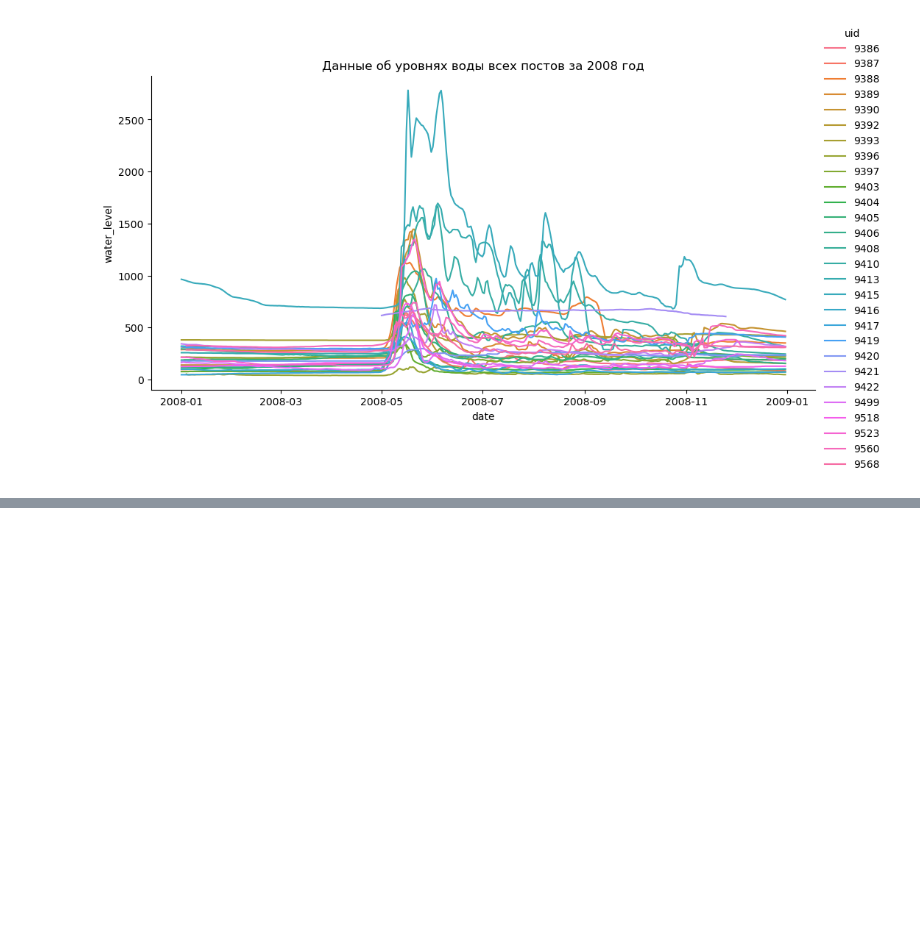
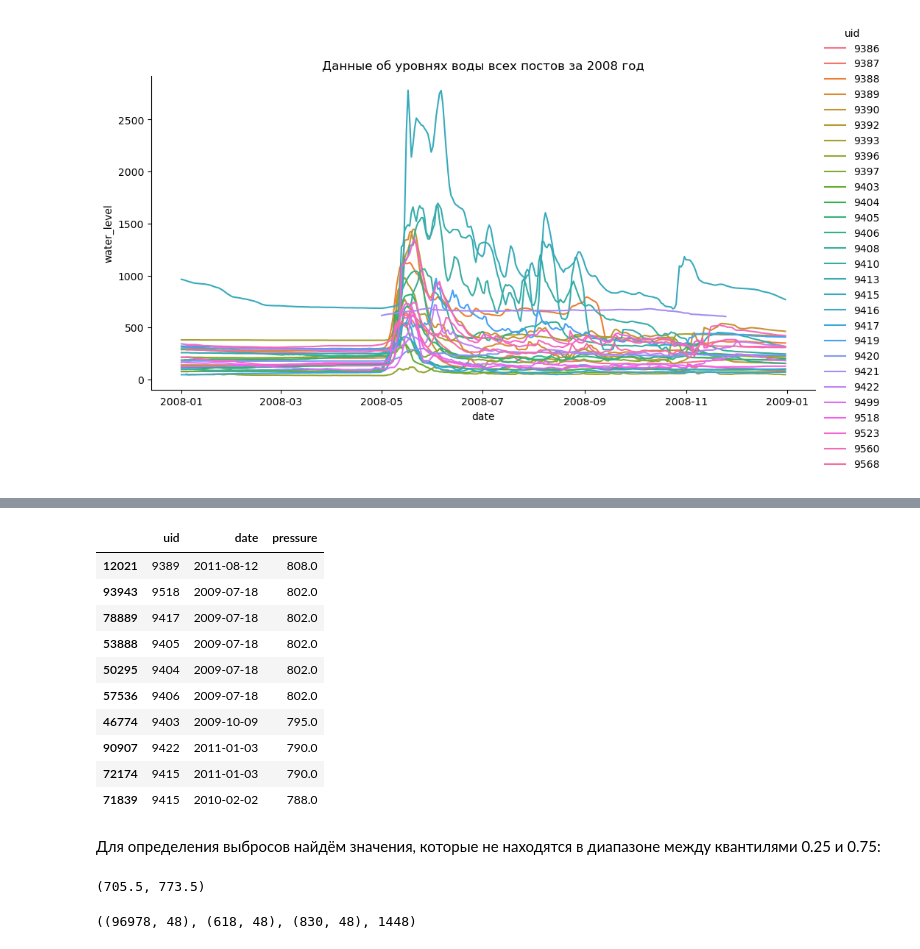
Before and after one commit to phys-winner/water-predictor-bot, a Jupyter notebook: notebooks/eda.ipynb, the cells around one changed output, grey strips where cells are left out. Cells and saved outputs as stored; diff of their text form; code cells hidden in the pictures; blank space fills up the shorter version.

```diff
--- a/notebooks/eda.ipynb
+++ b/notebooks/eda.ipynb
@@ -876,0 +783,17 @@ sns.boxplot(data=df, x='wind_spd').set(title=f'Скорость ветра')
+# %%
+# самые высокие значения
+df.sort_values(by='pressure', ascending=False)[['uid', 'date', 'pressure']].head(10)
+# %% [output]
+|  | uid | date | pressure |
+| 12021 | 9389 | 2011-08-12 | 808.0 |
+| 93943 | 9518 | 2009-07-18 | 802.0 |
+| 78889 | 9417 | 2009-07-18 | 802.0 |
+| 53888 | 9405 | 2009-07-18 | 802.0 |
+| 50295 | 9404 | 2009-07-18 | 802.0 |
+| 57536 | 9406 | 2009-07-18 | 802.0 |
+| 46774 | 9403 | 2009-10-09 | 795.0 |
+| 90907 | 9422 | 2011-01-03 | 790.0 |
+| 72174 | 9415 | 2011-01-03 | 790.0 |
+| 71839 | 9415 | 2010-02-02 | 788.0 |
+# %% [markdown]
+Для определения выбросов найдём значения, которые не находятся в диапазоне между квантилями 0.25 и 0.75:
@@ -876,0 +809,5 @@ sns.boxplot(data=df, x='wind_spd').set(title=f'Скорость ветра')
+# %%
+lower_bound, upper_bound = find_boundaries(df['pressure'])
+lower_bound, upper_bound
+# %% [output]
+(705.5, 773.5)
@@ -876,0 +817,6 @@ sns.boxplot(data=df, x='wind_spd').set(title=f'Скорость ветра')
+# %%
+test1_df = df.loc[(pressure_upper)]
+test2_df = df.loc[(pressure_lower)]
+df.shape, test1_df.shape, test2_df.shape, test1_df.shape[0] + test2_df.shape[0]
+# %% [output]
+((96978, 48), (618, 48), (830, 48), 1448)
```
Also changed, not shown: parts of 68 cells of this notebook.
